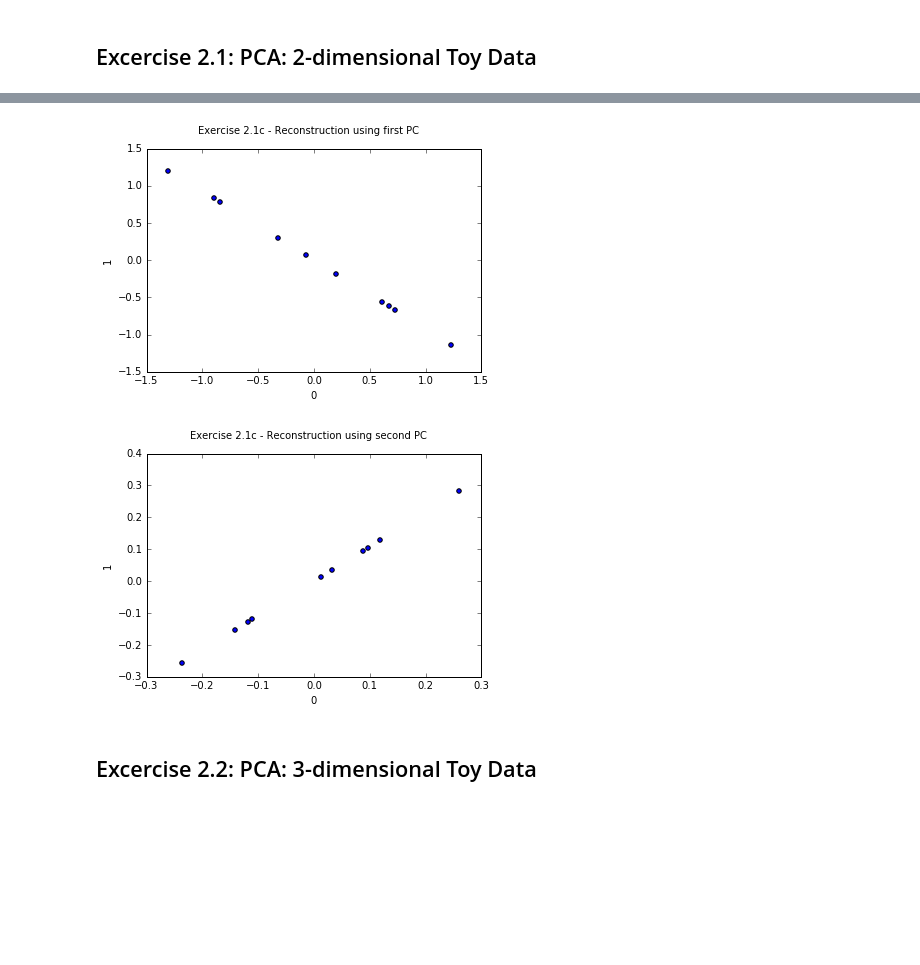
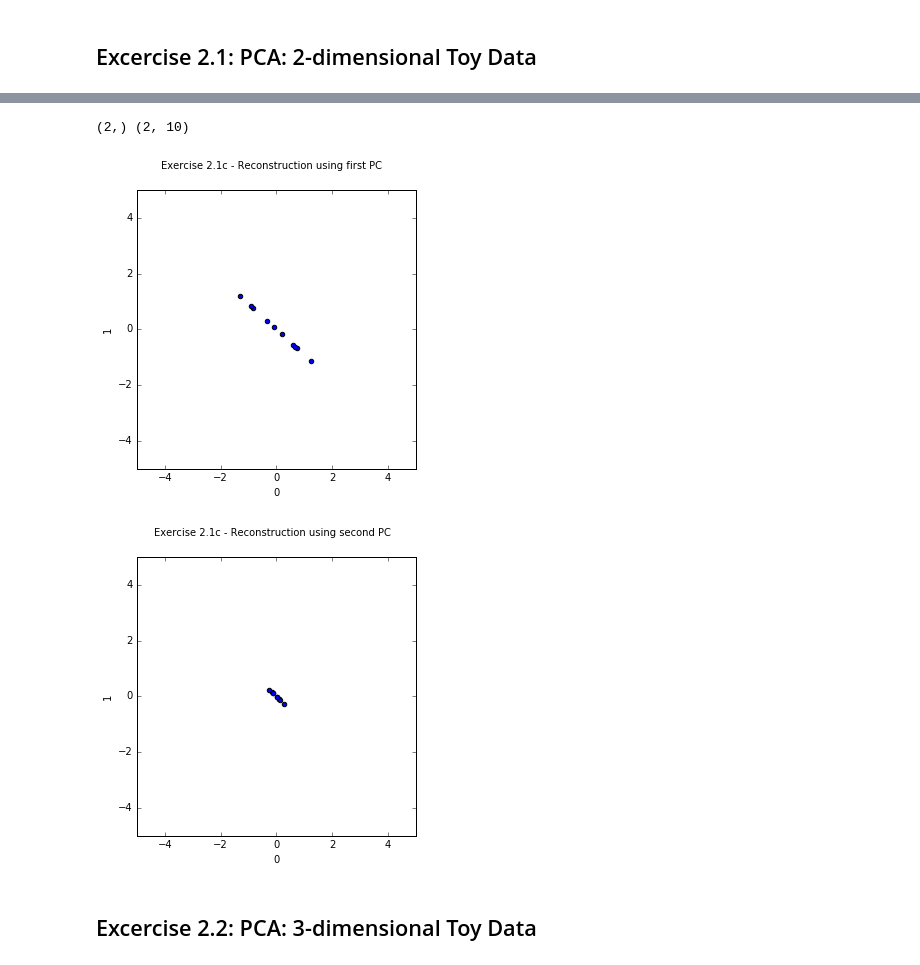
Before and after one commit to danijar/course-machine-intelligence-2, a Jupyter notebook: EX2/EX2-MI2-Nebenhoerers.ipynb, the cells around one changed output, grey strips where cells are left out. Drawn from its saved outputs; the diff is of its cells as text; code cells hidden in the pictures; blank space fills up the shorter version.

```diff
--- a/EX2/EX2-MI2-Nebenhoerers.ipynb
+++ b/EX2/EX2-MI2-Nebenhoerers.ipynb
@@ -33,7 +33,25 @@ data = pd.read_table(f, header=None, sep='   ',lineterminator='\n', engine='pyth
 data = data - data.mean()
 
 #plot
-ax = data.plot(kind='scatter', x=0, y=1, title='Excercise 2.1a - Scatter plot of centered data')
+ax = data.plot(kind='scatter', x=0, y=1, title='Excercise 2.1a - Scatter plot of centered data', figsize=[5,5])
+
+
+# calculate eigenvectors and eigenvalues
+covmat = data.cov()
+eigvals, eigvecs = np.linalg.eigh(covmat)
+
+#sort the eigenvectors and eigenvalues in decreasing order
+idx = eigvals.argsort()[::-1]
+eigvals = eigvals[idx]
+eigvecs = eigvecs[idx,:]
+
+
+#plot the first 2 PCS
+ax.plot([0,first_pc[0]],[0,first_pc[1]], color='red')
+ax.plot([0,second_pc[0]],[0,second_pc[1]], color='green')
+
 ax.set_xlabel('Dimension 1')
 ax.set_ylabel('Dimension 2');
+ax.set_xlim([-5,5]);
+ax.set_ylim([-5,5]);
 # %% [output]
@@ -56,24 +73,29 @@ ax.set_ylabel('PC 2');
+# %%
+#reconstruction using the first principal component
+pc1 = eigvecs[0].reshape([1,2])
+
+#projection onto the PC1
+datan = np.dot(pc1, data.T)
+
+#reconstruction (reversing that projection)
+datan = np.dot(datan.T,pc1)
+
+datan = pd.DataFrame(datan)
+datan.plot(subplots=True, kind='scatter', x=0, y=1, title='Exercise 2.1c - Reconstruction using first PC', xlim=[-5,5],ylim=[-5,5],figsize=[5,5]);
+# %% [output]
+(2,) (2, 10)
+[figure, added]
 # %%
-#reconstruction using the first principal component
+#reconstruction using the second principal component
 datan = np.dot(eigvecs[1], data.T)
-d = datan.reshape(10,1)
-eig = eigvecs[1].reshape(2,1)
-datan = np.dot(d,eig.T)
-
-datan = pd.DataFrame(datan)
-datan.plot(subplots=True, kind='scatter', x=0, y=1, title='Exercise 2.1c - Reconstruction using first PC')
-
-#reconstruction using the second principal component
-datan = np.dot(eigvecs[0], data.T)
 d = datan.reshape(10,1)
 eig = eigvecs[0].reshape(2,1)
 datan = np.dot(d,eig.T)
 
 datan = pd.DataFrame(datan)
-datan.plot(subplots=True, kind='scatter', x=0, y=1, title='Exercise 2.1c - Reconstruction using second PC');
+datan.plot(subplots=True, kind='scatter', x=0, y=1, title='Exercise 2.1c - Reconstruction using second PC',xlim=[-5,5],ylim=[-5,5],figsize=[5,5]);
 # %% [output]
-[figure, old version]
+[figure, new version]
-[figure, removed]
 # %% [markdown]
 Excercise 2.2: PCA: 3-dimensional Toy Data
 ---
```
Also changed, not shown: parts of 2 cells of this notebook.
